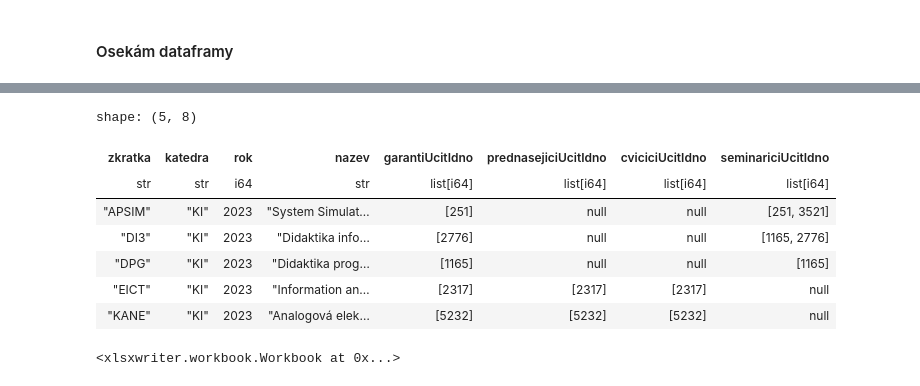
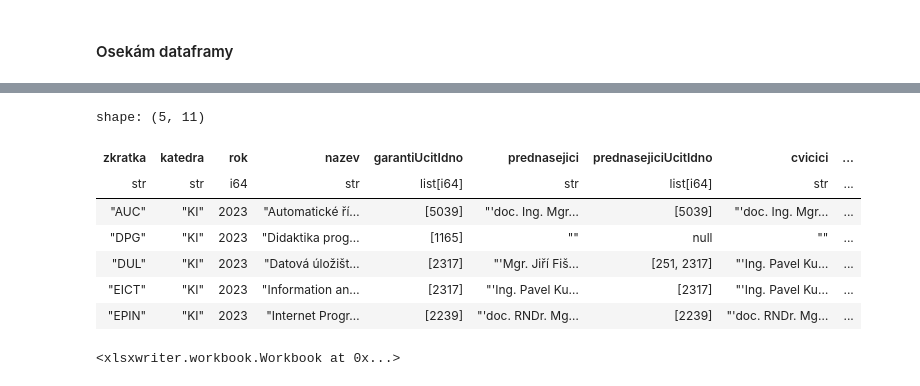
Before and after one commit to MFVS/kontrola-rozvrhu-extended, a Jupyter notebook: stag_bombator1.1.b1.ipynb, the cells around one changed output, grey strips where cells are left out. Drawn from its saved outputs; the diff is of its cells as text; code cells hidden in the pictures.

```diff
--- a/stag_bombator1.1.b1.ipynb
+++ b/stag_bombator1.1.b1.ipynb
@@ -311,15 +302,15 @@ shape: (5, 69)
 # %%
-male_predmety = predmety_by_kat.select(pl.col(["zkratka", "katedra", "rok", "nazev", "garantiUcitIdno", "prednasejiciUcitIdno", "cviciciUcitIdno", "seminariciUcitIdno"]).where(pl.col("zkratka").is_unique()))
+male_predmety = predmety_by_kat.select(pl.col(["zkratka", "katedra", "rok", "nazev", "garantiUcitIdno", "prednasejici", "prednasejiciUcitIdno","cvicici", "cviciciUcitIdno","seminarici", "seminariciUcitIdno"]).where(pl.col("zkratka").is_unique()))
 #male_predmety = male_predmety.with_columns(pl.col(["prednasejiciUcitIdno", "cviciciUcitIdno", "seminariciUcitIdno", "garantiUcitIdno"]).str.split(", "))
 male_predmety.head()
 # %% [output]
-shape: (5, 8)
+shape: (5, 11)
-| zkratka | katedra | rok | nazev | garantiUcitIdno | prednasejiciUcitIdno | cviciciUcitIdno | seminariciUcitIdno |
-| str | str | i64 | str | list[i64] | list[i64] | list[i64] | list[i64] |
-| "APSIM" | "KI" | 2023 | "System Simulat… | [251] | null | null | [251, 3521] |
-| "DI3" | "KI" | 2023 | "Didaktika info… | [2776] | null | null | [1165, 2776] |
-| "DPG" | "KI" | 2023 | "Didaktika prog… | [1165] | null | null | [1165] |
-| "EICT" | "KI" | 2023 | "Information an… | [2317] | [2317] | [2317] | null |
-| "KANE" | "KI" | 2023 | "Analogová elek… | [5232] | [5232] | [5232] | null |
+| zkratka | katedra | rok | nazev | garantiUcitIdno | prednasejici | prednasejiciUcitIdno | cvicici | ... |
+| str | str | i64 | str | list[i64] | str | list[i64] | str | ... |
+| "AUC" | "KI" | 2023 | "Automatické ří… | [5039] | "'doc. Ing. Mgr… | [5039] | "'doc. Ing. Mgr… | ... |
+| "DPG" | "KI" | 2023 | "Didaktika prog… | [1165] | "" | null | "" | ... |
+| "DUL" | "KI" | 2023 | "Datová úložišt… | [2317] | "'Mgr. Jiří Fiš… | [251, 2317] | "'Ing. Pavel Ku… | ... |
+| "EICT" | "KI" | 2023 | "Information an… | [2317] | "'Ing. Pavel Ku… | [2317] | "'Ing. Pavel Ku… | ... |
+| "EPIN" | "KI" | 2023 | "Internet Progr… | [2239] | "'doc. RNDr. Mg… | [2239] | "'doc. RNDr. Mg… | ... |
 # %%
 # přednášející nemá přednášku:
```
Also changed, not shown: parts of 14 cells of this notebook, 16 other files.
